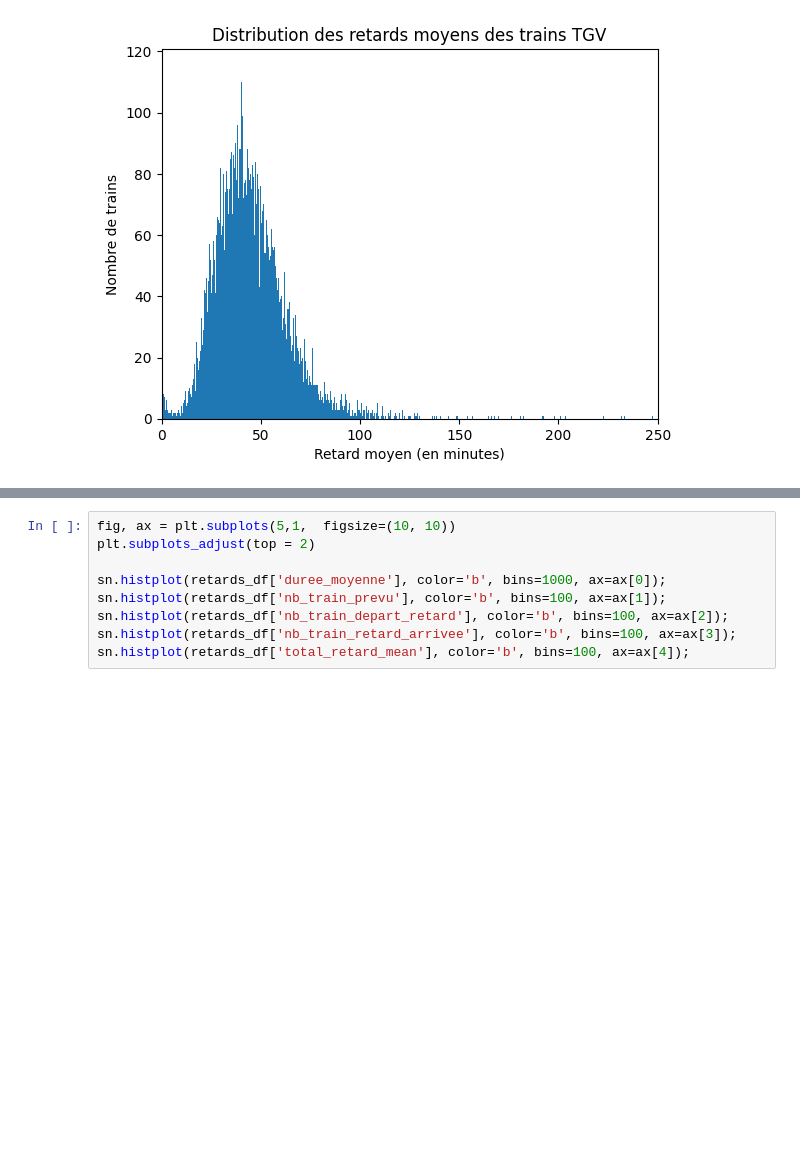
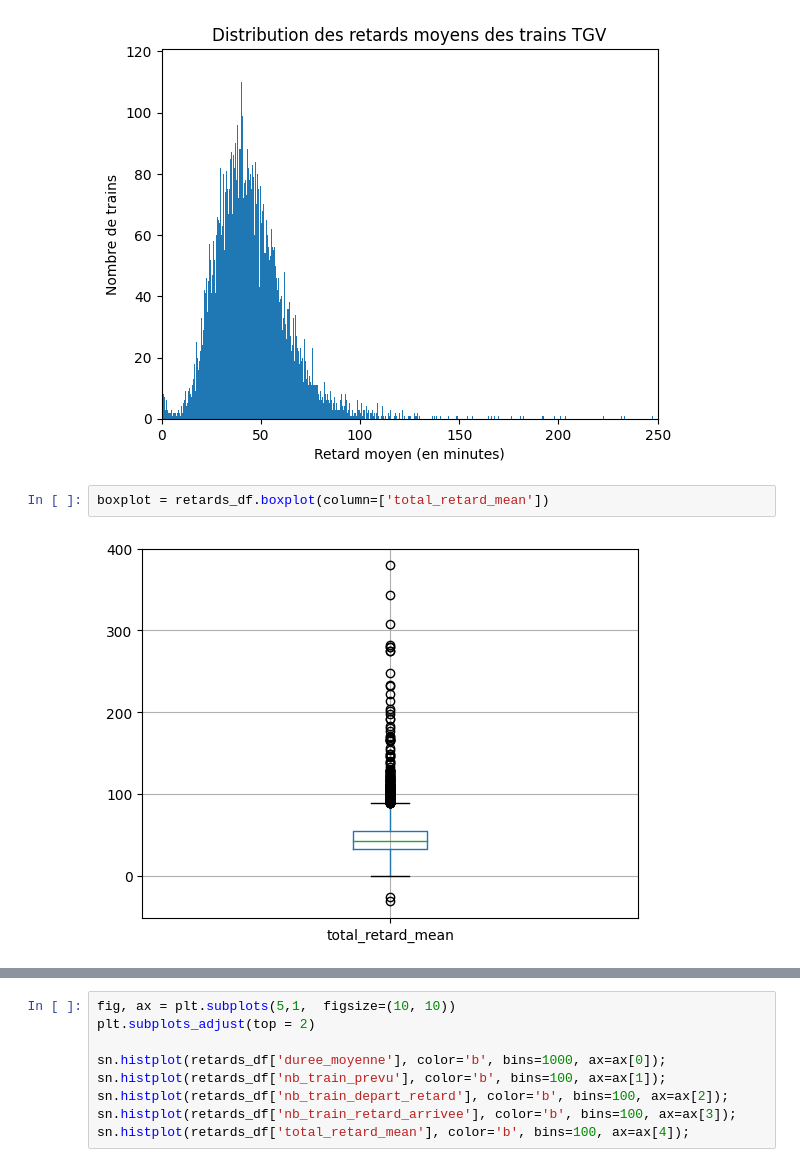
Before and after one commit to Lucasvitoriano25/PredDelay_TGVTrains, a Jupyter notebook: main.ipynb, the cells around one changed output, grey strips where cells are left out. Cells and saved outputs as stored; diff of their text form; blank space fills up the shorter version.

```diff
--- a/main.ipynb
+++ b/main.ipynb
@@ -181,3 +181,7 @@ plt.title('Distribution des retards moyens des trains TGV')
 plt.show()
 # %% [output]
 [figure]
+# %%
+boxplot = retards_df.boxplot(column=['total_retard_mean'])
+# %% [output]
+[figure, added]
```
Also changed, not shown: parts of 19 cells of this notebook.
